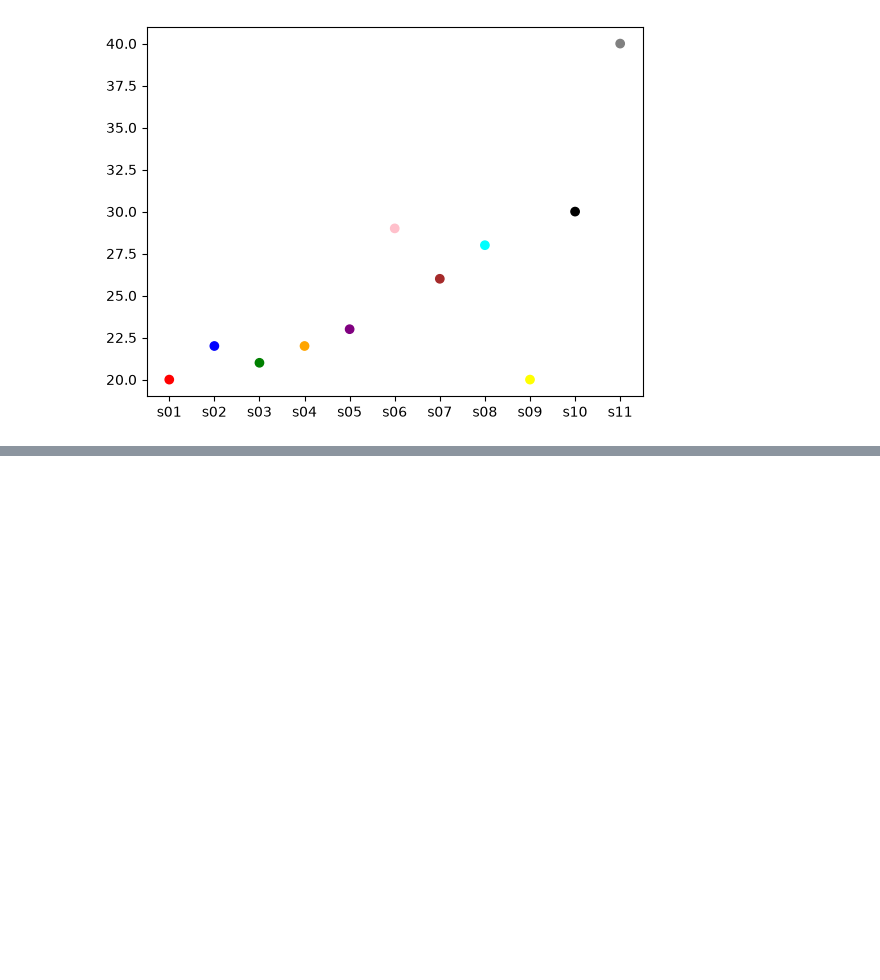
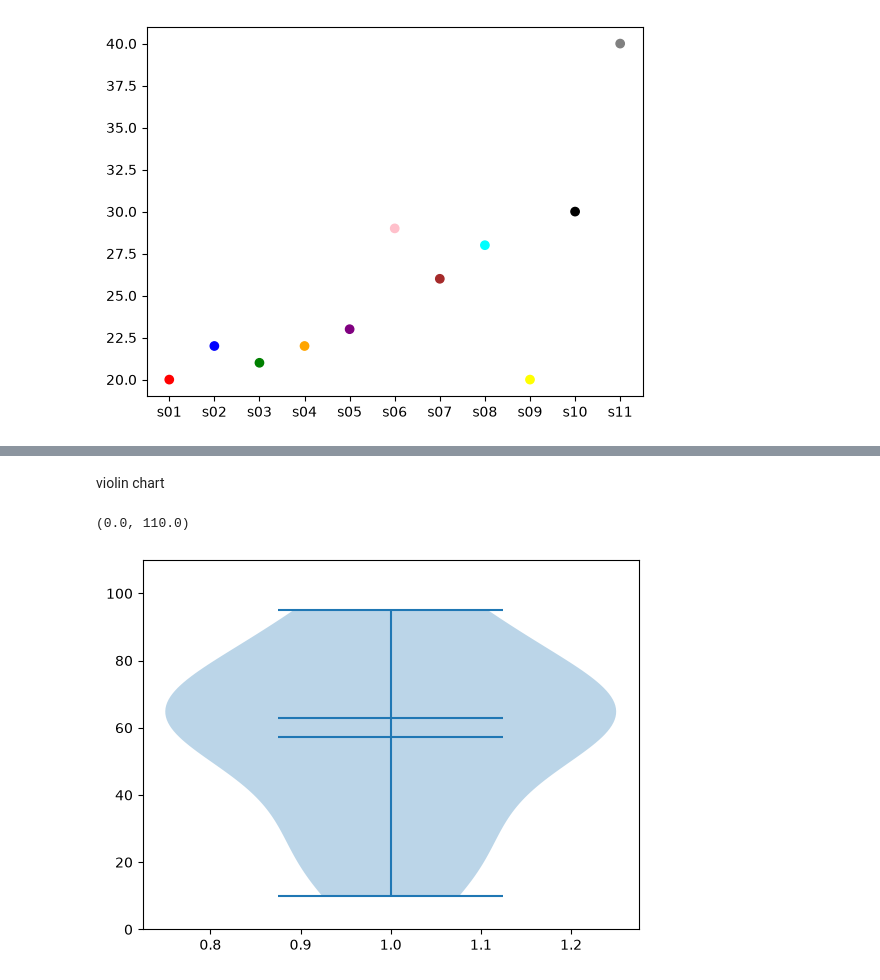
Before and after one commit to Rijesh033/placement-training, a Jupyter notebook: Data visualization/visualizationphase1.ipynb, the cells around one changed output, grey strips where cells are left out. Drawn from its saved outputs; the diff is of its cells as text; code cells hidden in the pictures; blank space fills up the shorter version.

```diff
--- a/Data visualization/visualizationphase1.ipynb
+++ b/Data visualization/visualizationphase1.ipynb
@@ -107,0 +162,9 @@ plt.show()
+# %% [markdown]
+violin chart
+# %%
+data=[10,20,30,40,50,60,62,64,65,67,70,80,90,95]
+plt.violinplot(data,showmeans=True,showmedians=True)
+plt.ylim(0,110)
+# %% [output]
+(0.0, 110.0)
+[figure, added]
```
Also changed, not shown: parts of 8 cells of this notebook, 5 other files.
